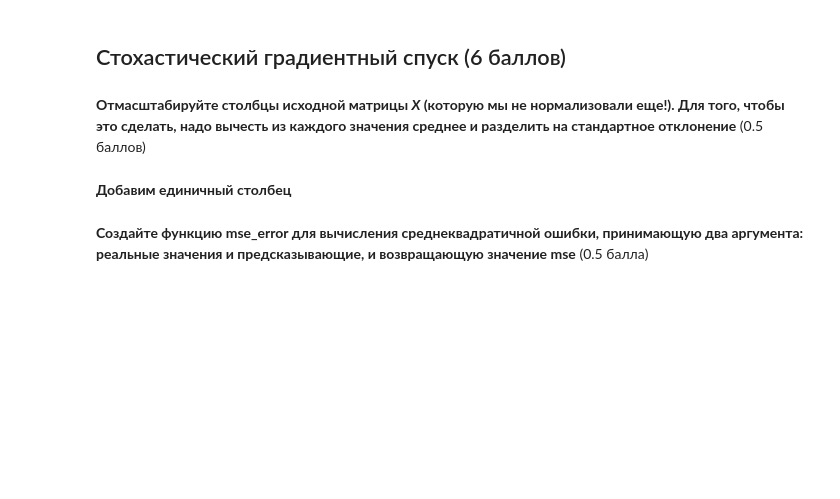
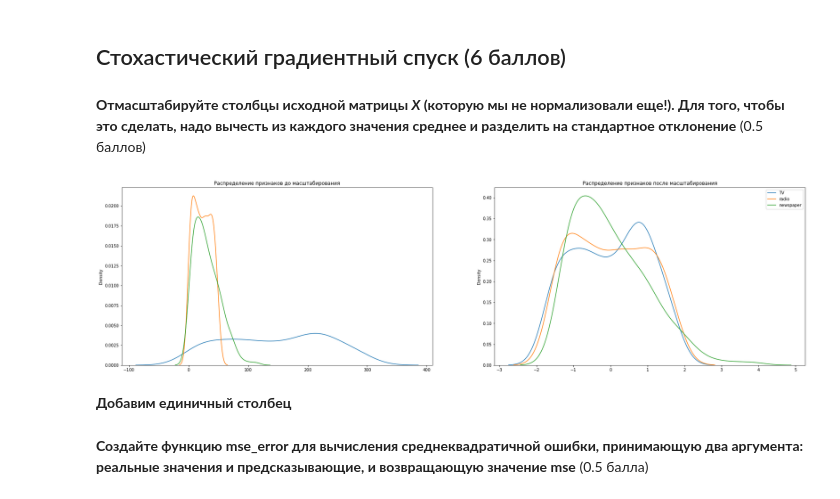
Before and after one commit to DarthSirius/Lessons, a Jupyter notebook: SkillFactory/MLMATH1/Практика_Оптимизация.ipynb, the cells around one changed output. Drawn from its saved outputs; the diff is of its cells as text; code cells hidden in the pictures; blank space fills up the shorter version.

```diff
--- a/SkillFactory/MLMATH1/Практика_Оптимизация.ipynb
+++ b/SkillFactory/MLMATH1/Практика_Оптимизация.ipynb
@@ -182,3 +148,22 @@ X = ( X - np.mean(X, axis=0) ) / np.std(X, axis=0) # масштабируем с
+# %%
+#ваш код
+X = data[['TV','radio','newspaper']]
+X = np.array(X) # преобразуем в массив
+# начертим графики распределения признаков:
+fig, ax = plt.subplots(ncols=2, figsize=(30, 8))
+ax[0].set_title('Распределение признаков до масштабирования')
+sns.kdeplot(X[:,0], ax=ax[0], label ='TV')
+sns.kdeplot(X[:,1], ax=ax[0], label ='radio')
+sns.kdeplot(X[:,2], ax=ax[0], label ='newspaper')
+# выполним масштабирование признаков и начертим второй график распределения признаков после масштабирования
+X = ( X - np.mean(X, axis=0) ) / np.std(X, axis=0)
+ax[1].set_title('Распределение признаков после масштабирования')
+sns.kdeplot(X[:,0], ax=ax[1], label ='TV')
+sns.kdeplot(X[:,1], ax=ax[1], label ='radio')
+sns.kdeplot(X[:,2], ax=ax[1], label ='newspaper')
+plt.legend();
+# %% [output]
+[figure, added]
 # %% [markdown]
 **Добавим единичный столбец**
 # %%
```
Also changed, not shown: parts of 24 cells of this notebook, 1 other file.
